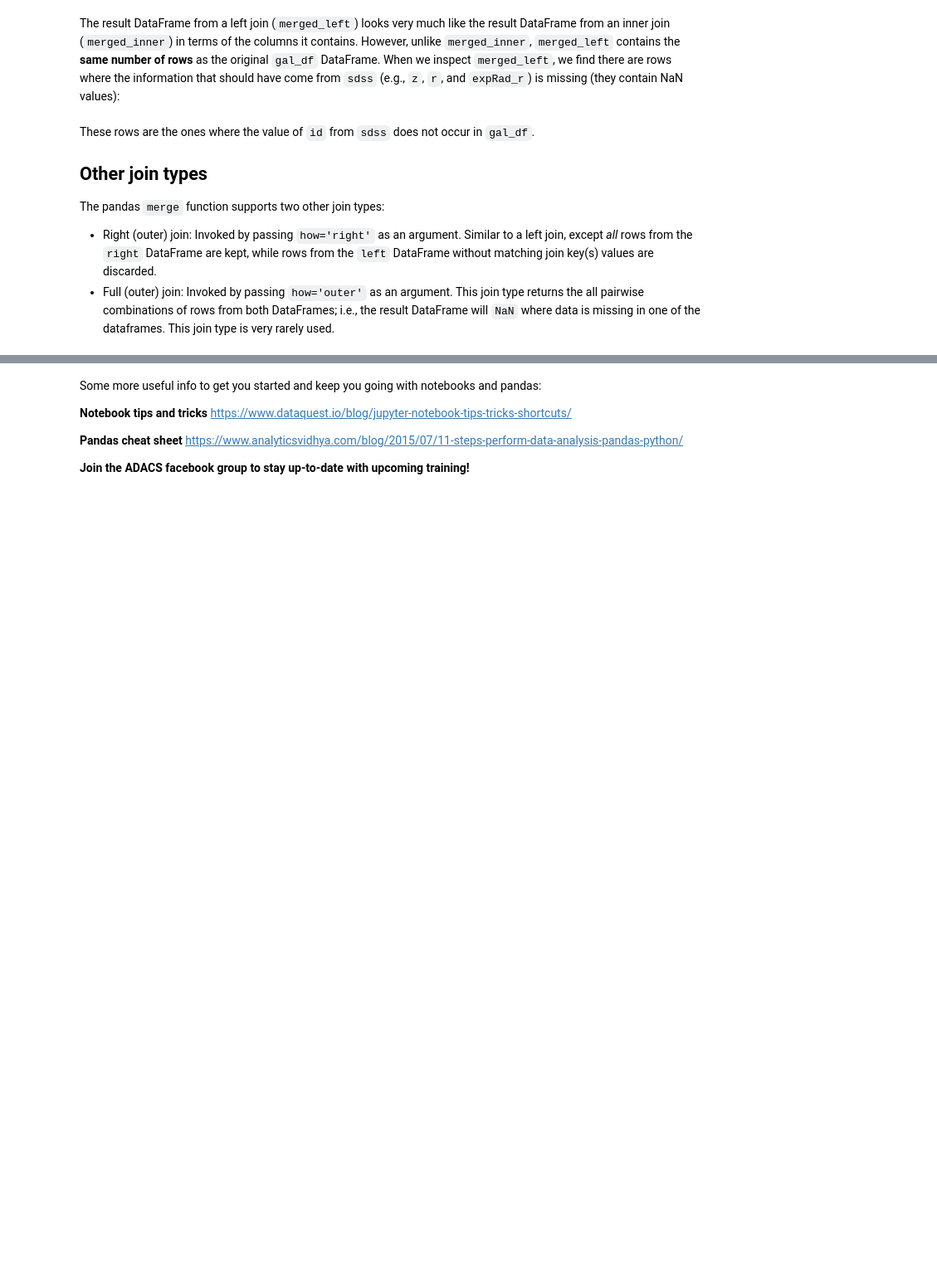
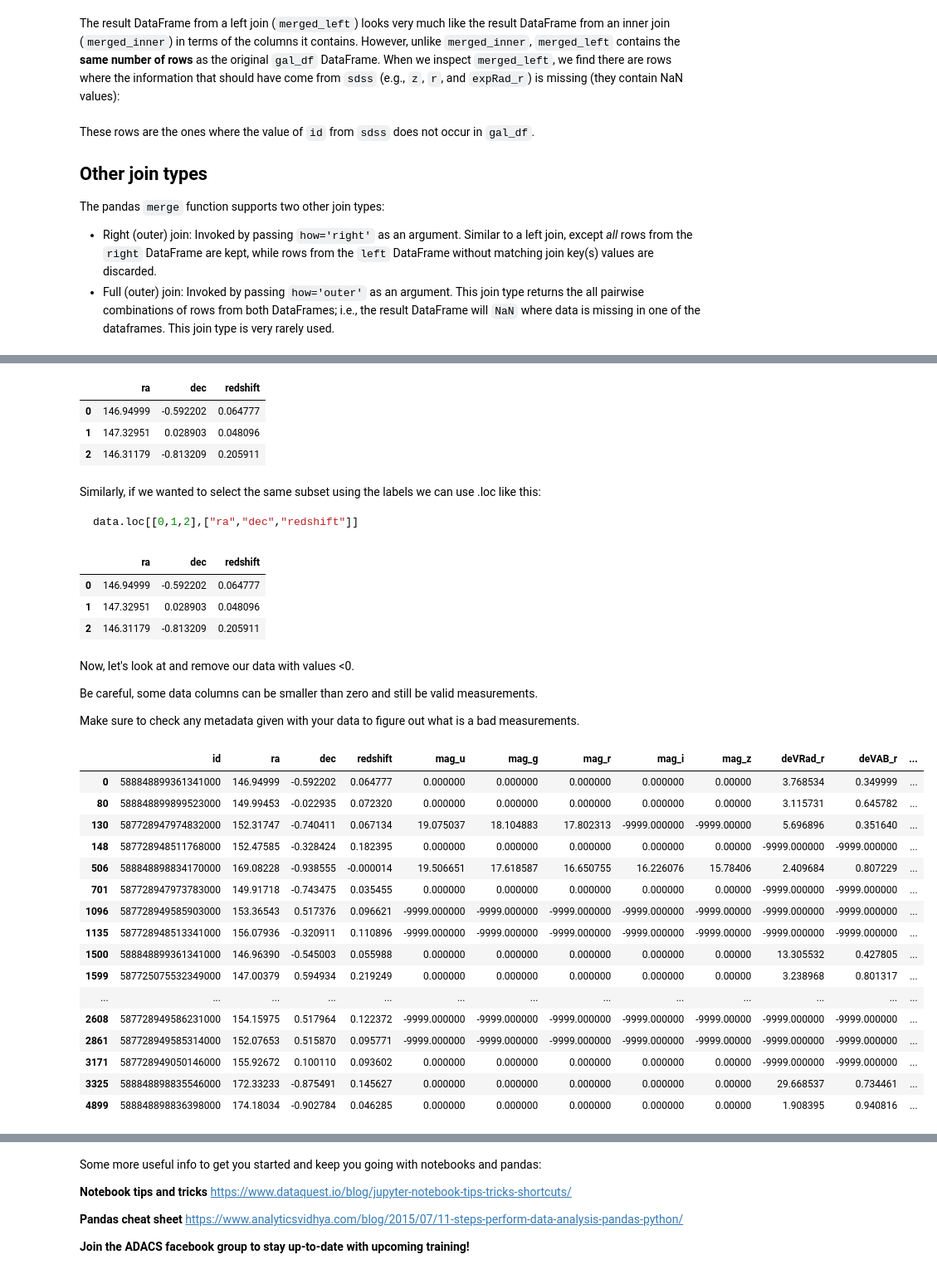
Before and after one commit to ADACS-Australia/ADACS-obs-workshop, a Jupyter notebook: DAY2/pandas/Intro_to_pandas_answers.ipynb, the cells around one changed output, grey strips where cells are left out. Shown at 83% size. Cells and saved outputs as stored; diff of their text form; code cells hidden in the pictures; blank space fills up the shorter version.

````diff
--- a/DAY2/pandas/Intro_to_pandas_answers.ipynb
+++ b/DAY2/pandas/Intro_to_pandas_answers.ipynb
@@ -1016,0 +1167,6 @@ The pandas `merge` function supports two other join types:
+# %%
+# Read the data file
+data = pd.read_csv('data/galaxies.csv')
+
+# Display the first few rows using the .head() method
+data.head()
@@ -1016,0 +1217,3 @@ The pandas `merge` function supports two other join types:
+# %%
+# Drop the rows containing any missing values
+data.dropna(inplace=True)
@@ -1016,0 +1247,48 @@ The pandas `merge` function supports two other join types:
+# %%
+data.iloc[0:3, 1:4]
+# %% [output]
+|  | ra | dec | redshift |
+| 0 | 146.94999 | -0.592202 | 0.064777 |
+| 1 | 147.32951 | 0.028903 | 0.048096 |
+| 2 | 146.31179 | -0.813209 | 0.205911 |
+# %% [markdown]
+Similarly, if we wanted to select the same subset using the labels we can use .loc like this:
+
+```python
+data.loc[[0,1,2],["ra","dec","redshift"]]
+```
+# %%
+data.loc[[0,1,2],["ra","dec","redshift"]]
+# %% [output]
+|  | ra | dec | redshift |
+| 0 | 146.94999 | -0.592202 | 0.064777 |
+| 1 | 147.32951 | 0.028903 | 0.048096 |
+| 2 | 146.31179 | -0.813209 | 0.205911 |
+# %% [markdown]
+Now, let's look at and remove our data with values <0.
+
+Be careful, some data columns can be smaller than zero and still be valid measurements.
+
+Make sure to check any metadata given with your data to figure out what is a bad measurements.
+# %%
+# Get records with ≤ 0 values
+# Exclude the first  4 columns (id, ra, dec, redshift) and last 5 columns (galaxy labels and probabilities) in the search
+data[(data.iloc[:, 4:-5] <= 0).any(axis=1)]
+# %% [output]
+|  | id | ra | dec | redshift | mag_u | mag_g | mag_r | mag_i | mag_z | deVRad_r | deVAB_r | ... |
+| 0 | 588848899361341000 | 146.94999 | -0.592202 | 0.064777 | 0.000000 | 0.000000 | 0.000000 | 0.000000 | 0.00000 | 3.768534 | 0.349999 | ... |
+| 80 | 588848899899523000 | 149.99453 | -0.022935 | 0.072320 | 0.000000 | 0.000000 | 0.000000 | 0.000000 | 0.00000 | 3.115731 | 0.645782 | ... |
+| 130 | 587728947974832000 | 152.31747 | -0.740411 | 0.067134 | 19.075037 | 18.104883 | 17.802313 | -9999.000000 | -9999.00000 | 5.696896 | 0.351640 | ... |
+| 148 | 587728948511768000 | 152.47585 | -0.328424 | 0.182395 | 0.000000 | 0.000000 | 0.000000 | 0.000000 | 0.00000 | -9999.000000 | -9999.000000 | ... |
+| 506 | 588848898834170000 | 169.08228 | -0.938555 | -0.000014 | 19.506651 | 17.618587 | 16.650755 | 16.226076 | 15.78406 | 2.409684 | 0.807229 | ... |
+| 701 | 587728947973783000 | 149.91718 | -0.743475 | 0.035455 | 0.000000 | 0.000000 | 0.000000 | 0.000000 | 0.00000 | -9999.000000 | -9999.000000 | ... |
+| 1096 | 587728949585903000 | 153.36543 | 0.517376 | 0.096621 | -9999.000000 | -9999.000000 | -9999.000000 | -9999.000000 | -9999.00000 | -9999.000000 | -9999.000000 | ... |
+| 1135 | 587728948513341000 | 156.07936 | -0.320911 | 0.110896 | -9999.000000 | -9999.000000 | -9999.000000 | -9999.000000 | -9999.00000 | -9999.000000 | -9999.000000 | ... |
+| 1500 | 588848899361341000 | 146.96390 | -0.545003 | 0.055988 | 0.000000 | 0.000000 | 0.000000 | 0.000000 | 0.00000 | 13.305532 | 0.427805 | ... |
+| 1599 | 587725075532349000 | 147.00379 | 0.594934 | 0.219249 | 0.000000 | 0.000000 | 0.000000 | 0.000000 | 0.00000 | 3.238968 | 0.801317 | ... |
+| ... | ... | ... | ... | ... | ... | ... | ... | ... | ... | ... | ... | ... |
+| 2608 | 587728949586231000 | 154.15975 | 0.517964 | 0.122372 | -9999.000000 | -9999.000000 | -9999.000000 | -9999.000000 | -9999.00000 | -9999.000000 | -9999.000000 | ... |
+| 2861 | 587728949585314000 | 152.07653 | 0.515870 | 0.095771 | -9999.000000 | -9999.000000 | -9999.000000 | -9999.000000 | -9999.00000 | -9999.000000 | -9999.000000 | ... |
+| 3171 | 587728949050146000 | 155.92672 | 0.100110 | 0.093602 | 0.000000 | 0.000000 | 0.000000 | 0.000000 | 0.00000 | -9999.000000 | -9999.000000 | ... |
+| 3325 | 588848898835546000 | 172.33233 | -0.875491 | 0.145627 | 0.000000 | 0.000000 | 0.000000 | 0.000000 | 0.00000 | 29.668537 | 0.734461 | ... |
+| 4899 | 588848898836398000 | 174.18034 | -0.902784 | 0.046285 | 0.000000 | 0.000000 | 0.000000 | 0.000000 | 0.00000 | 1.908395 | 0.940816 | ... |
````
Also changed, not shown: parts of 63 cells of this notebook.
